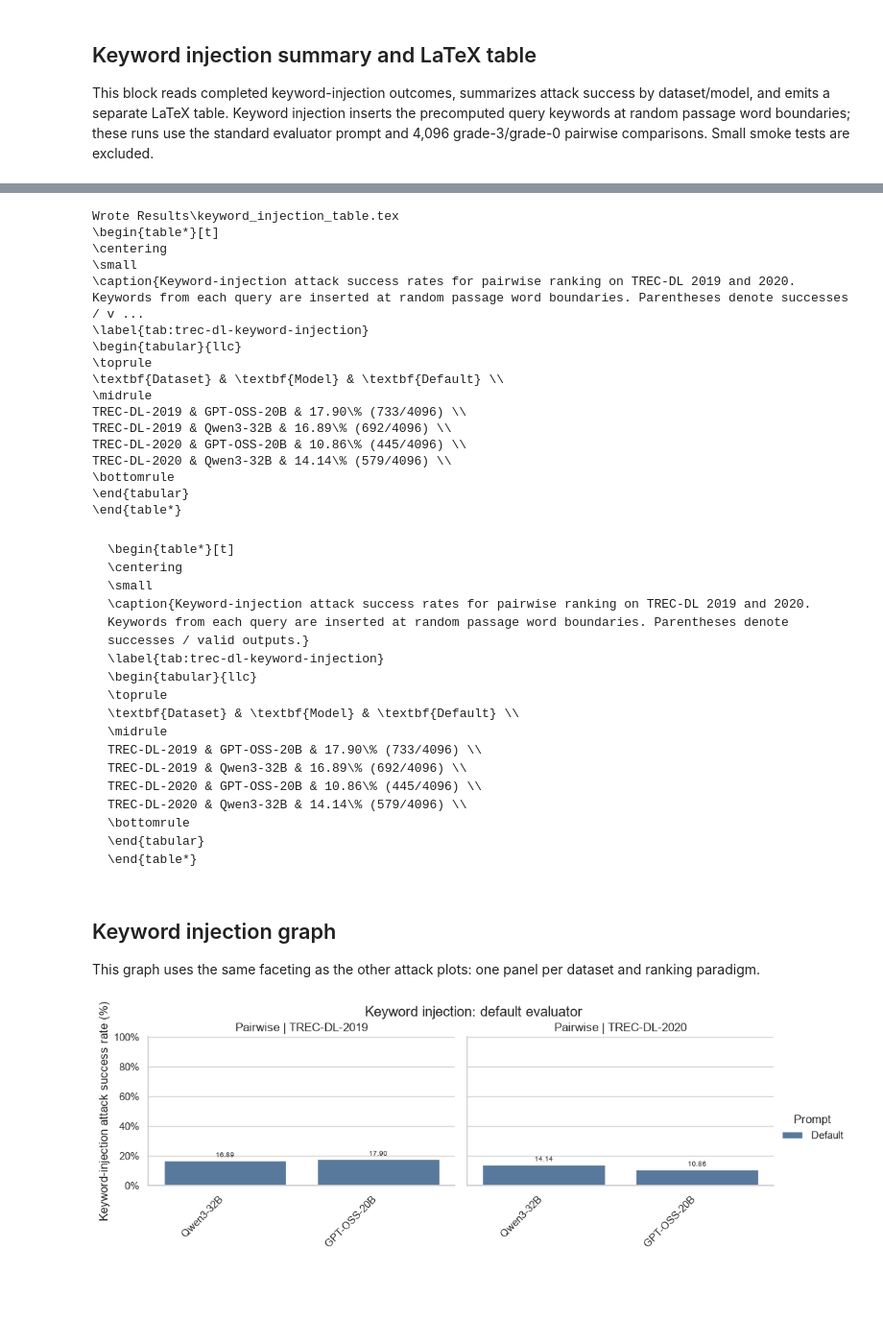
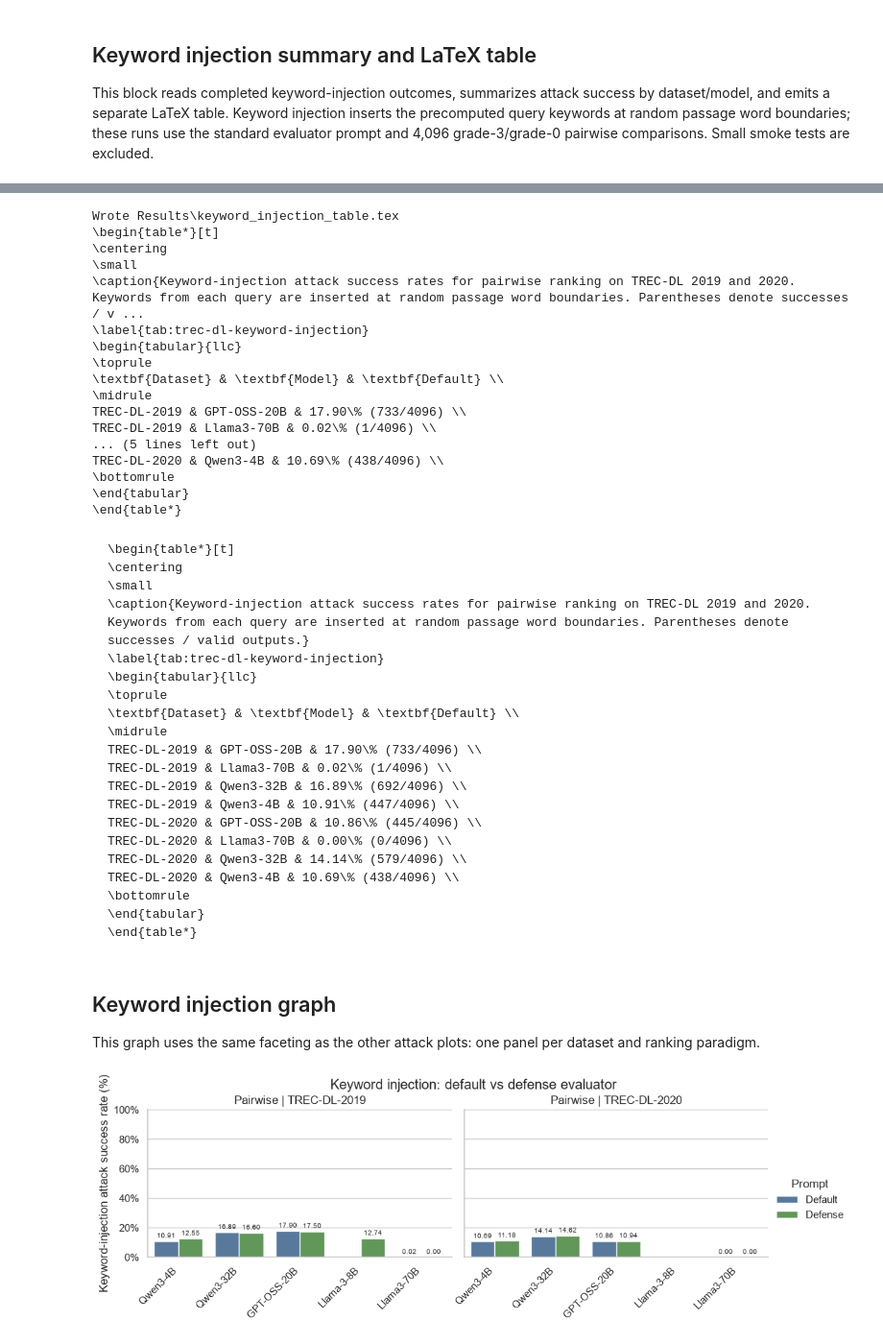
Before and after one commit to kaisergrimlock/LLM-Ranker-Attack, a Jupyter notebook: Results/attack_table_latex.ipynb, the cells around one changed output, grey strips where cells are left out. Shown at 96% size. Saved outputs shown, nothing was run; the diff lists cells and outputs as text; code cells hidden in the pictures; blank space fills up the shorter version.

```diff
--- a/Results/attack_table_latex.ipynb
+++ b/Results/attack_table_latex.ipynb
@@ -672,7 +672,7 @@ import pandas as pd
 keyword_data = pd.read_csv(outcomes_path)
 keyword_data = keyword_data[
     keyword_data['Attack'].eq('Keyword injection')
-    & keyword_data['Prompt'].eq('Default')
+    & keyword_data['Prompt'].isin(['Default', 'Defense'])
     & keyword_data['Requested'].ge(1000)
     & keyword_data['Valid attacked'].gt(0)
 ].copy()
@@ -689,7 +689,7 @@ else:
         axis=1,
     )
 keyword_summary = (
-    keyword_data.groupby('Dataset', as_index=False)
+    keyword_data.groupby(['Dataset', 'Prompt'], as_index=False)
     .agg(
         Runs=('Model', 'count'),
         Mean_ASR=('ASR (%)', 'mean'),
@@ -700,17 +700,17 @@ keyword_summary = (
     )
 )
 if display is None:
-    print(keyword_data[['Dataset', 'Model', 'Paradigm', 'Result']].sort_values(['Dataset', 'Model']).to_string(index=False))
+    print(keyword_data[['Dataset', 'Model', 'Paradigm', 'Prompt', 'Result']].sort_values(['Dataset', 'Prompt', 'Model']).to_string(index=False))
     print(keyword_summary.to_string(index=False))
 else:
-    display(keyword_data[['Dataset', 'Model', 'Paradigm', 'Result']].sort_values(['Dataset', 'Model']))
+    display(keyword_data[['Dataset', 'Model', 'Paradigm', 'Prompt', 'Result']].sort_values(['Dataset', 'Prompt', 'Model']))
     display(keyword_summary)
 if keyword_data.empty:
     print('No completed keyword-injection outcomes found.')
 else:
     for _, row in keyword_summary.iterrows():
         print(
-            f"{row['Dataset']}: mean ASR {row['Mean_ASR']:.2f}%"
+            f"{row['Dataset']} ({row['Prompt']}): mean ASR {row['Mean_ASR']:.2f}%"
             f" (range {row['Min_ASR']:.2f}%-{row['Max_ASR']:.2f}%,"
             f" {int(row['Total_success'])}/{int(row['Total_valid'])} successes)"
         )
@@ -728,4 +745,5 @@ TREC-DL-2020: mean ASR 12.50% (range 10.86%-14.14%, 1024/8192 successes)
 # %%
+keyword_latex_data = keyword_data[keyword_data['Prompt'].eq('Default')].copy()
 keyword_latex = [
     r'\begin{table*}[t]',
     r'\centering',
@@ -737,7 +755,7 @@ keyword_latex = [
     r'\textbf{Dataset} & \textbf{Model} & \textbf{Default} \\',
     r'\midrule',
 ]
-for _, row in keyword_data.sort_values(['Dataset', 'Model']).iterrows():
+for _, row in keyword_latex_data.sort_values(['Dataset', 'Model']).iterrows():
     keyword_latex.append(
         ' & '.join([latex_escape(row['Dataset']), latex_escape(row['Model']), latex_escape(row['Result'])]) + r' \\'
     )
@@ -763,9 +781,9 @@ Wrote Results\keyword_injection_table.tex
 \textbf{Dataset} & \textbf{Model} & \textbf{Default} \\
 \midrule
 TREC-DL-2019 & GPT-OSS-20B & 17.90\% (733/4096) \\
-TREC-DL-2019 & Qwen3-32B & 16.89\% (692/4096) \\
-TREC-DL-2020 & GPT-OSS-20B & 10.86\% (445/4096) \\
-TREC-DL-2020 & Qwen3-32B & 14.14\% (579/4096) \\
+TREC-DL-2019 & Llama3-70B & 0.02\% (1/4096) \\
+... (5 lines left out)
+TREC-DL-2020 & Qwen3-4B & 10.69\% (438/4096) \\
 \bottomrule
 \end{tabular}
 \end{table*}
@@ -780,9 +798,13 @@ TREC-DL-2020 & Qwen3-32B & 14.14\% (579/4096) \\
 \textbf{Dataset} & \textbf{Model} & \textbf{Default} \\
 \midrule
 TREC-DL-2019 & GPT-OSS-20B & 17.90\% (733/4096) \\
+TREC-DL-2019 & Llama3-70B & 0.02\% (1/4096) \\
 TREC-DL-2019 & Qwen3-32B & 16.89\% (692/4096) \\
+TREC-DL-2019 & Qwen3-4B & 10.91\% (447/4096) \\
 TREC-DL-2020 & GPT-OSS-20B & 10.86\% (445/4096) \\
+TREC-DL-2020 & Llama3-70B & 0.00\% (0/4096) \\
 TREC-DL-2020 & Qwen3-32B & 14.14\% (579/4096) \\
+TREC-DL-2020 & Qwen3-4B & 10.69\% (438/4096) \\
 \bottomrule
 \end{tabular}
 \end{table*}
@@ -805,34 +827,34 @@ else:
         'Setwise': 'Setwise',
         'Listwise': 'Listwise',
     })
     keyword_chart = sns.catplot(
         data=keyword_plot_data,
         kind='bar',
         x='Model',
         y='ASR (%)',
         hue='Prompt',
-        hue_order=['Default'],
+        hue_order=['Default', 'Defense'],
         col='Dataset',
         row='Paradigm',
         order=[model for model in INCLUDED_MODELS if model in set(keyword_plot_data['Model'])],
-        palette={'Default': '#4C78A8'},
+        palette={'Default': '#4C78A8', 'Defense': '#59A14F'},
         errorbar=None,
         height=3.2,
         aspect=1.55,
         sharey=True,
     )
     keyword_chart.set_axis_labels('', 'Keyword-injection attack success rate (%)')
     keyword_chart.set_titles('{row_name} | {col_name}')
-    keyword_chart.figure.suptitle('Keyword injection: default evaluator', y=1.02)
+    keyword_chart.figure.suptitle('Keyword injection: default vs defense evaluator', y=1.02)
     for axis in keyword_chart.axes.flat:
         for container in axis.containers:
             axis.bar_label(container, labels=[f'{bar.get_height():.2f}' for bar in container], padding=2, fontsize=7)
         axis.set_ylim(0, 100)
         axis.yaxis.set_major_formatter(PercentFormatter(xmax=100))
         axis.tick_params(axis='x', labelbottom=True, labelrotation=45)
         for label in axis.get_xticklabels():
             label.set_horizontalalignment('right')
     keyword_chart.figure.subplots_adjust(hspace=0.58)
     plt.show()
 # %% [output]
-[figure, old version]
+[figure, new version]
```
Also changed, not shown: parts of 1 cell of this notebook, 3 other files.
